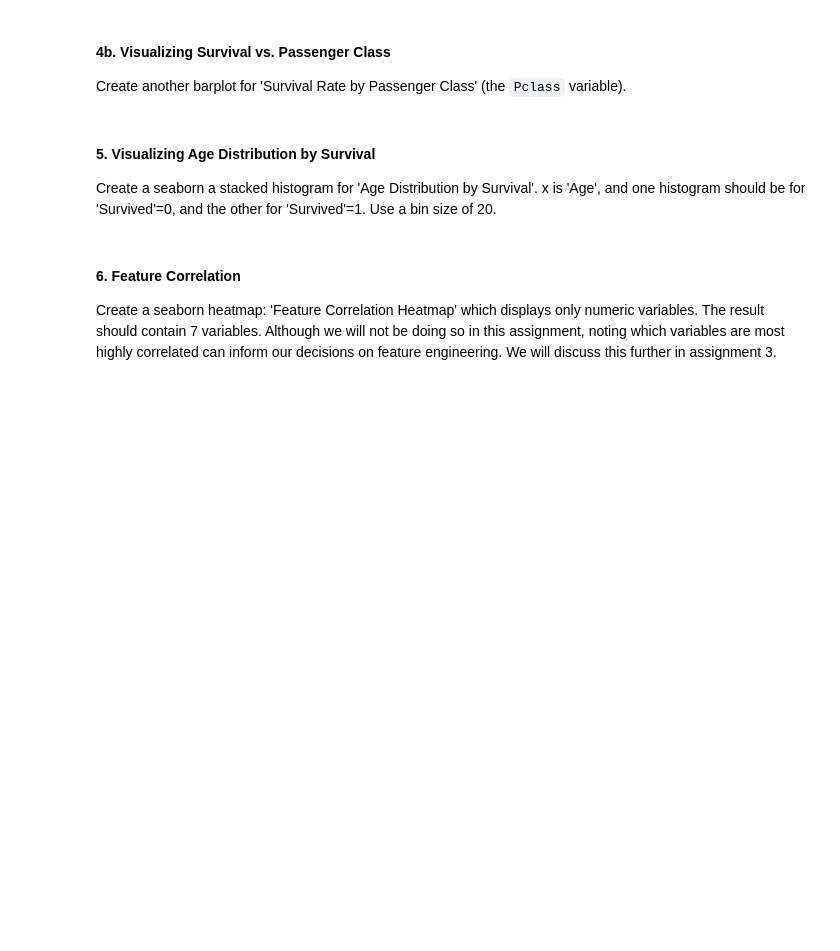
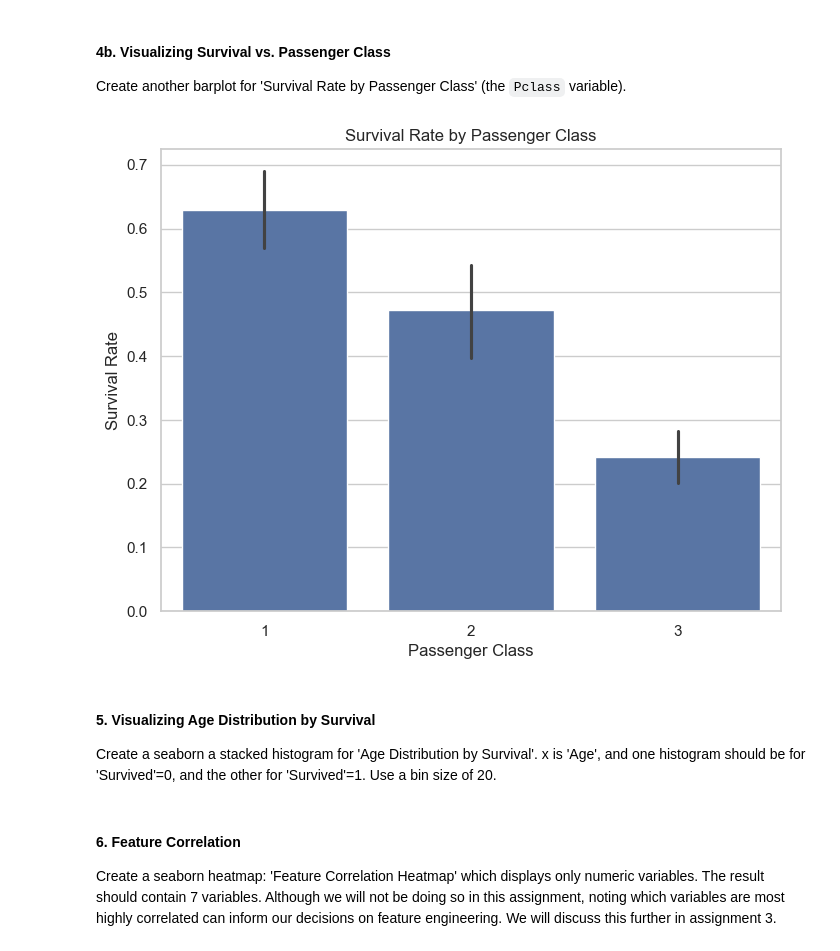
Before and after one commit to issarmank/ds3000-assignment2-classification, a Jupyter notebook: Assignment 2 Classification with Ridge LASSO and NN.ipynb, the cells around one changed output. Drawn from its saved outputs; the diff is of its cells as text; code cells hidden in the pictures; blank space fills up the shorter version.

```diff
--- a/Assignment 2 Classification with Ridge LASSO and NN.ipynb
+++ b/Assignment 2 Classification with Ridge LASSO and NN.ipynb
@@ -137,6 +145,14 @@ Create a seaborn barplot that compares 'Survival Rate by Sex', where x is 'Sex'
 Create another barplot for 'Survival Rate by Passenger Class' (the `Pclass` variable).
 # %%
 #Q1.4b
+plt.figure(figsize=(8, 6))
+sns.barplot(data=df_train, x='Pclass', y='Survived')
+plt.title("Survival Rate by Passenger Class")
+plt.xlabel("Passenger Class")
+plt.ylabel("Survival Rate")
+plt.show()
+# %% [output]
+[figure, added]
 # %% [markdown]
 #### 5. Visualizing Age Distribution by Survival
 
```
Also changed, not shown: parts of 1 cell of this notebook.
